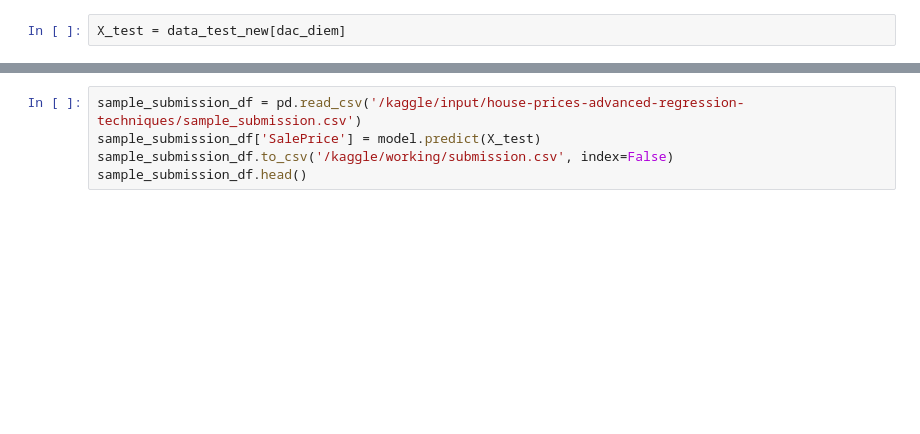
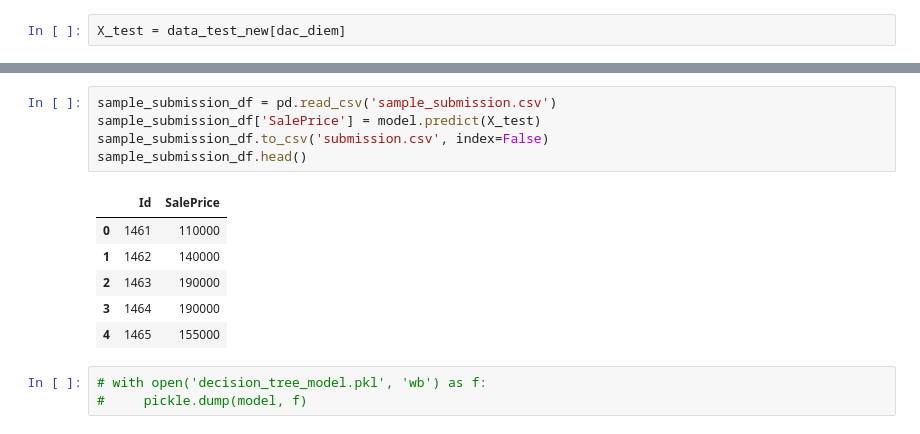
Before and after one commit to tuilaBao03/house-prices-advanced-regression-techniques, a Jupyter notebook: house-price-hg-bao.ipynb, the cells around one changed output, grey strips where cells are left out. Saved outputs shown, nothing was run; the diff lists cells and outputs as text; blank space fills up the shorter version.

```diff
--- a/house-price-hg-bao.ipynb
+++ b/house-price-hg-bao.ipynb
@@ -206,5 +439,15 @@ print("Giá trị mô hình dự đoán được:\n " ,y_pred)
 # %%
-sample_submission_df = pd.read_csv('/kaggle/input/house-prices-advanced-regression-techniques/sample_submission.csv')
+sample_submission_df = pd.read_csv('sample_submission.csv')
 sample_submission_df['SalePrice'] = model.predict(X_test)
-sample_submission_df.to_csv('/kaggle/working/submission.csv', index=False)
+sample_submission_df.to_csv('submission.csv', index=False)
 sample_submission_df.head()
+# %% [output]
+|  | Id | SalePrice |
+| 0 | 1461 | 110000 |
+| 1 | 1462 | 140000 |
+| 2 | 1463 | 190000 |
+| 3 | 1464 | 190000 |
+| 4 | 1465 | 155000 |
+# %%
+# with open('decision_tree_model.pkl', 'wb') as f:
+#     pickle.dump(model, f)
```
Also changed, not shown: parts of 25 cells of this notebook, 4 other files.
